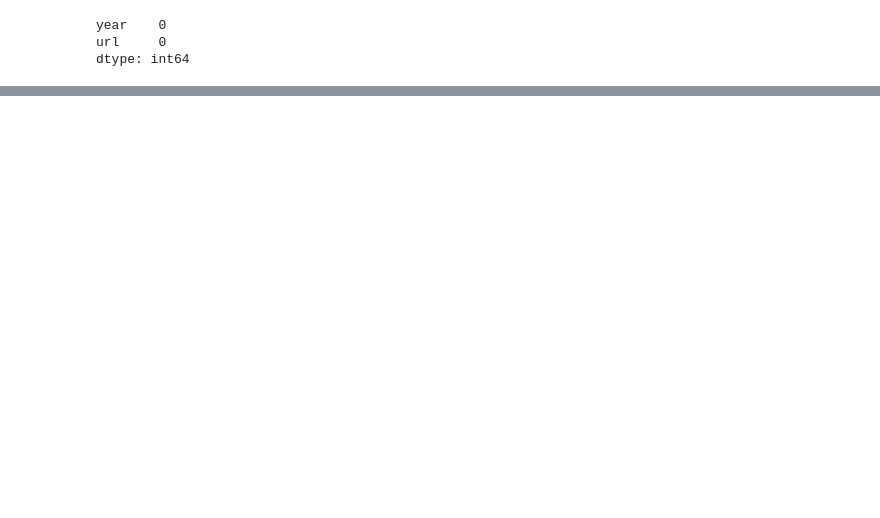
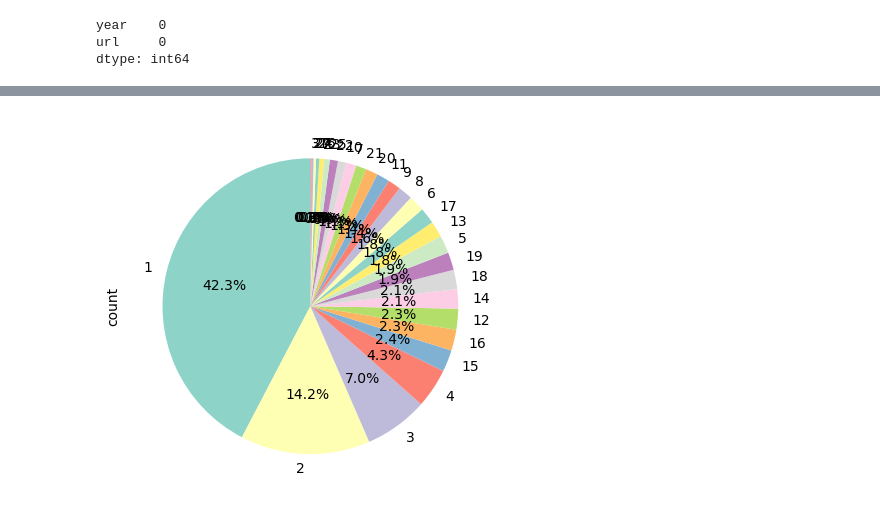
Before and after one commit to astrid275/Project-Week-5, a Jupyter notebook: Ironhack Project Week 5.ipynb, the cells around one changed output, grey strips where cells are left out. Cells and saved outputs as stored; diff of their text form; code cells hidden in the pictures; blank space fills up the shorter version.

```diff
--- a/Ironhack Project Week 5.ipynb
+++ b/Ironhack Project Week 5.ipynb
@@ -409,0 +374,7 @@ merged_df = pd.merge(qualifying_df, results_df, on =['country','year'])
+# %%
+# Adding a pie chart of the 'race_result_position' column value counts, with percentage labels,
+# starting at angle 90, and using colors from the "Set3" Seaborn palette
+filtered_merged_results_grid_position_1_df['race_result_position'].value_counts().plot.pie(autopct='%1.1f%%', startangle=90, colors=sns.color_palette("Set3"))
+plt.show()
+# %% [output]
+[figure, added]
```
Also changed, not shown: parts of 137 cells of this notebook, 5 other files.
